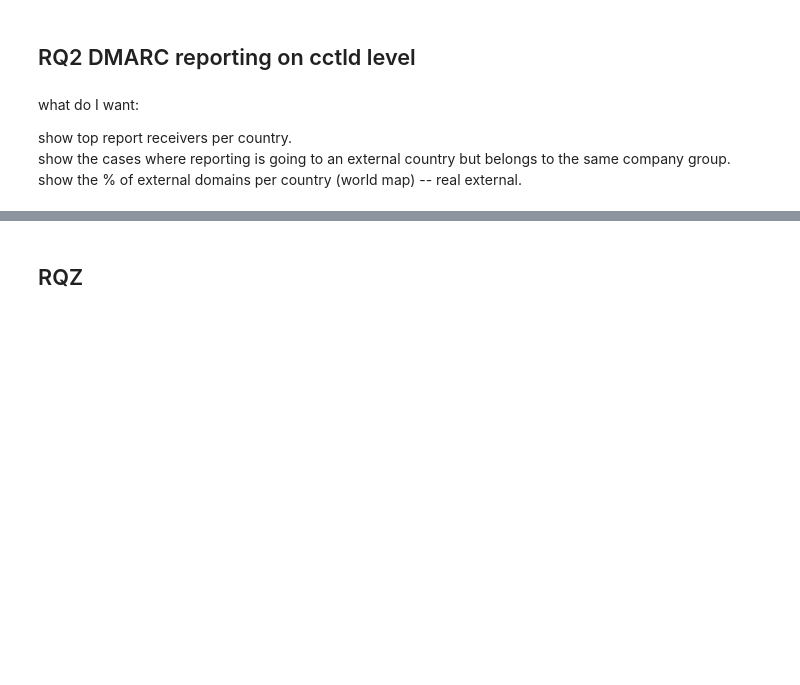
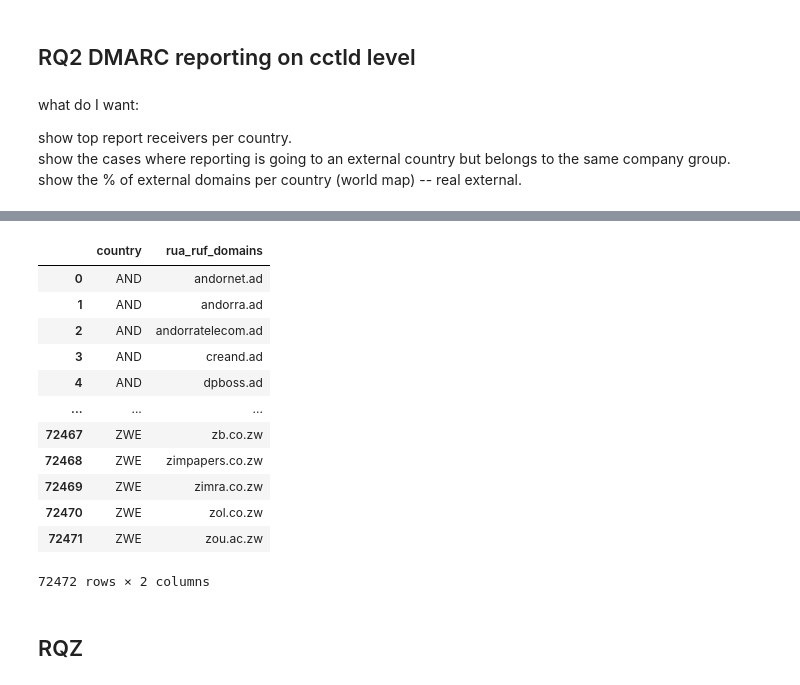
Before and after one commit to internettransparency/dmarc-cctld-research, a Jupyter notebook: notebooks/process-results.ipynb, the cells around one changed output, grey strips where cells are left out. Cells and saved outputs as stored; diff of their text form; code cells hidden in the pictures; blank space fills up the shorter version.

```diff
--- a/notebooks/process-results.ipynb
+++ b/notebooks/process-results.ipynb
@@ -1443,3 +1509,27 @@ cctld_dmarc_pdf
+# %%
+def x(pdf):
+    pdf['rua_ruf_domains'] = pdf.apply(lambda x: list(set(set(x['rua_domains']).union(set(x['ruf_domains'])))), axis=1)
+    expanded_pdf = pdf.explode(["rua_ruf_domains"])[["tld", "rua_ruf_domains"]]
+    agg_pdf = expanded_pdf.groupby(['tld', 'rua_ruf_domains']).size().reset_index(name='count')
+    agg_pdf["country"] = agg_pdf["tld"].apply(lambda x: get_country_from_tld(x))
+
+    display(agg_pdf[["country", "rua_ruf_domains"]])
+
+x(cctld_dmarc_pdf.copy())
+# %% [output]
+|  | country | rua_ruf_domains |
+| 0 | AND | andornet.ad |
+| 1 | AND | andorra.ad |
+| 2 | AND | andorratelecom.ad |
+| 3 | AND | creand.ad |
+| 4 | AND | dpboss.ad |
+| ... | ... | ... |
+| 72467 | ZWE | zb.co.zw |
+| 72468 | ZWE | zimpapers.co.zw |
+| 72469 | ZWE | zimra.co.zw |
+| 72470 | ZWE | zol.co.zw |
+| 72471 | ZWE | zou.ac.zw |
+72472 rows × 2 columns
 # %% [markdown]
 ## RQZ
 # %%
```
Also changed, not shown: parts of 10 cells of this notebook.
